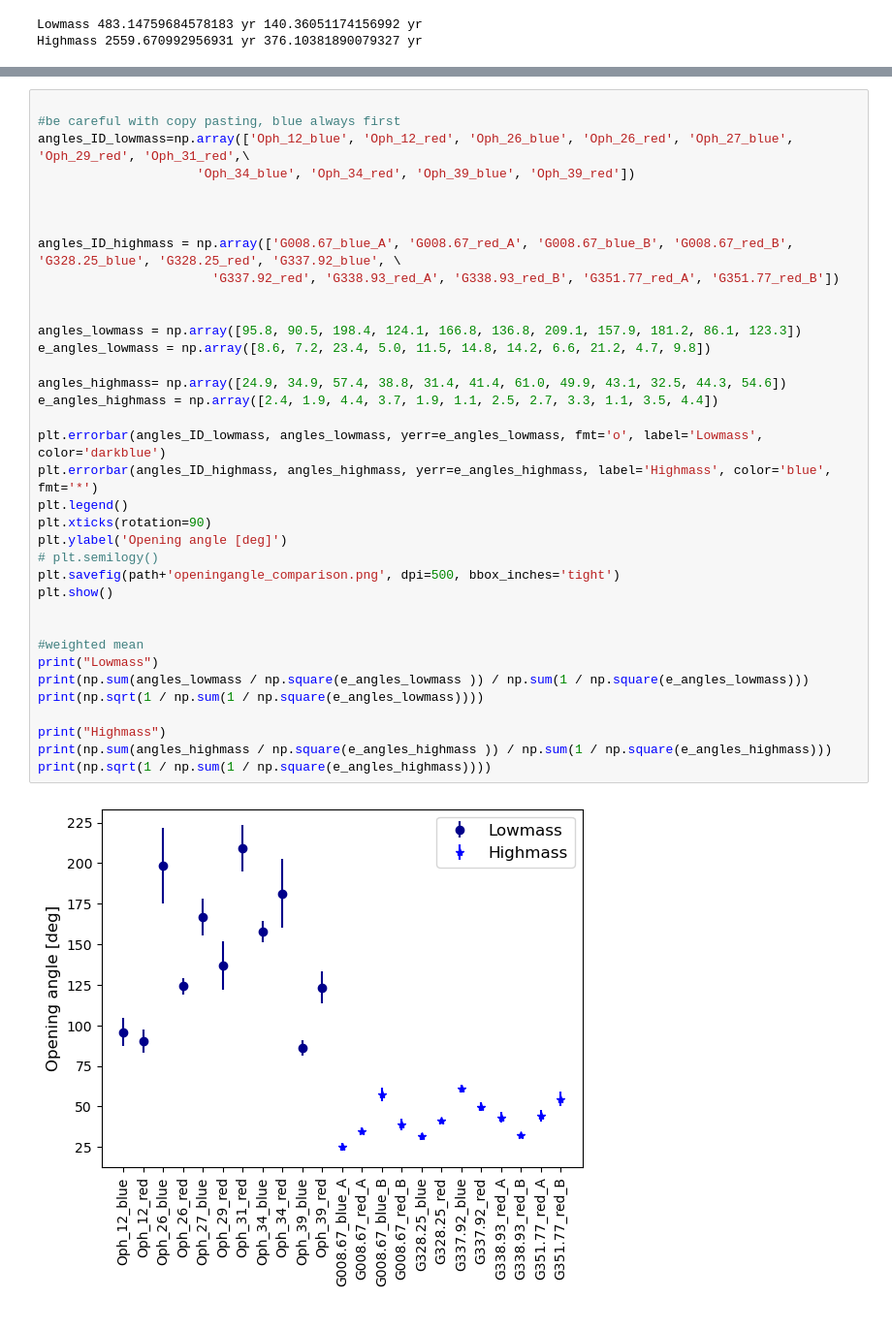
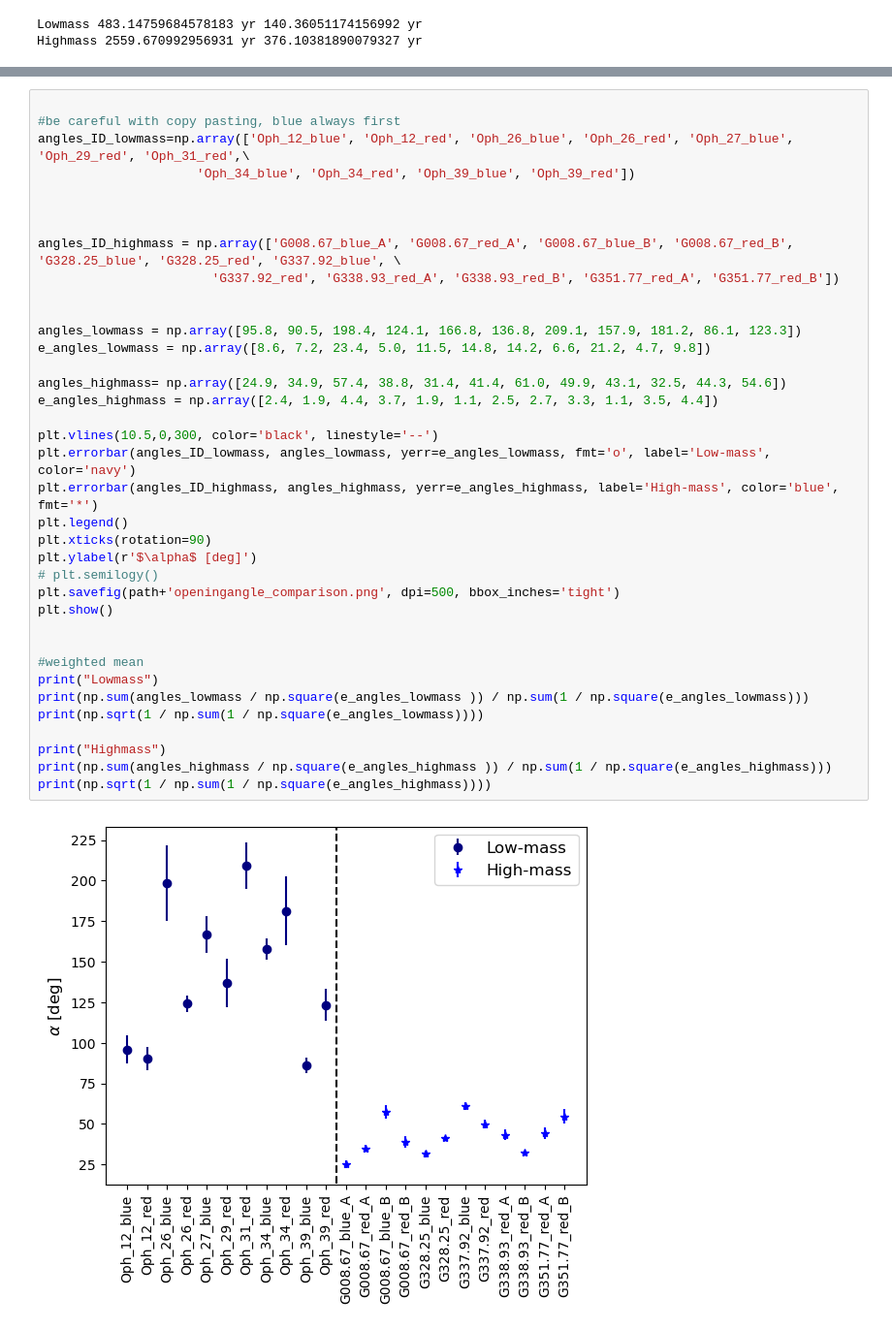
Before and after one commit to femkeballieux/master_project_2, a Jupyter notebook: code/discussion_plots.ipynb, the cells around one changed output, grey strips where cells are left out. Shown at 97% size. Drawn from its saved outputs; the diff is of its cells as text.

```diff
--- a/code/discussion_plots.ipynb
+++ b/code/discussion_plots.ipynb
@@ -272,37 +273,38 @@ angles_ID_lowmass=np.array(['Oph_12_blue', 'Oph_12_red', 'Oph_26_blue', 'Oph_26_
                      'Oph_34_blue', 'Oph_34_red', 'Oph_39_blue', 'Oph_39_red'])
 
 
 
 angles_ID_highmass = np.array(['G008.67_blue_A', 'G008.67_red_A', 'G008.67_blue_B', 'G008.67_red_B', 'G328.25_blue', 'G328.25_red', 'G337.92_blue', \
                        'G337.92_red', 'G338.93_red_A', 'G338.93_red_B', 'G351.77_red_A', 'G351.77_red_B'])
 
 
 angles_lowmass = np.array([95.8, 90.5, 198.4, 124.1, 166.8, 136.8, 209.1, 157.9, 181.2, 86.1, 123.3])
 e_angles_lowmass = np.array([8.6, 7.2, 23.4, 5.0, 11.5, 14.8, 14.2, 6.6, 21.2, 4.7, 9.8])
 
 angles_highmass= np.array([24.9, 34.9, 57.4, 38.8, 31.4, 41.4, 61.0, 49.9, 43.1, 32.5, 44.3, 54.6])
 e_angles_highmass = np.array([2.4, 1.9, 4.4, 3.7, 1.9, 1.1, 2.5, 2.7, 3.3, 1.1, 3.5, 4.4])
 
-plt.errorbar(angles_ID_lowmass, angles_lowmass, yerr=e_angles_lowmass, fmt='o', label='Lowmass', color='darkblue')
-plt.errorbar(angles_ID_highmass, angles_highmass, yerr=e_angles_highmass, label='Highmass', color='blue', fmt='*')
+plt.vlines(10.5,0,300, color='black', linestyle='--')
+plt.errorbar(angles_ID_lowmass, angles_lowmass, yerr=e_angles_lowmass, fmt='o', label='Low-mass', color='navy')
+plt.errorbar(angles_ID_highmass, angles_highmass, yerr=e_angles_highmass, label='High-mass', color='blue', fmt='*')
 plt.legend()
 plt.xticks(rotation=90)
-plt.ylabel('Opening angle [deg]')
+plt.ylabel(r'$\alpha$ [deg]')
 # plt.semilogy()
 plt.savefig(path+'openingangle_comparison.png', dpi=500, bbox_inches='tight')
 plt.show()
 
 
 #weighted mean
 print("Lowmass")
 print(np.sum(angles_lowmass / np.square(e_angles_lowmass )) / np.sum(1 / np.square(e_angles_lowmass)))
 print(np.sqrt(1 / np.sum(1 / np.square(e_angles_lowmass))))
 
 print("Highmass")
 print(np.sum(angles_highmass / np.square(e_angles_highmass )) / np.sum(1 / np.square(e_angles_highmass)))
 print(np.sqrt(1 / np.sum(1 / np.square(e_angles_highmass))))
 # %% [output]
-[figure, old version]
+[figure, new version]
 Lowmass
 118.77934905337158
 2.407110903252622
```
Also changed, not shown: parts of 5 cells of this notebook, 19 other files.
